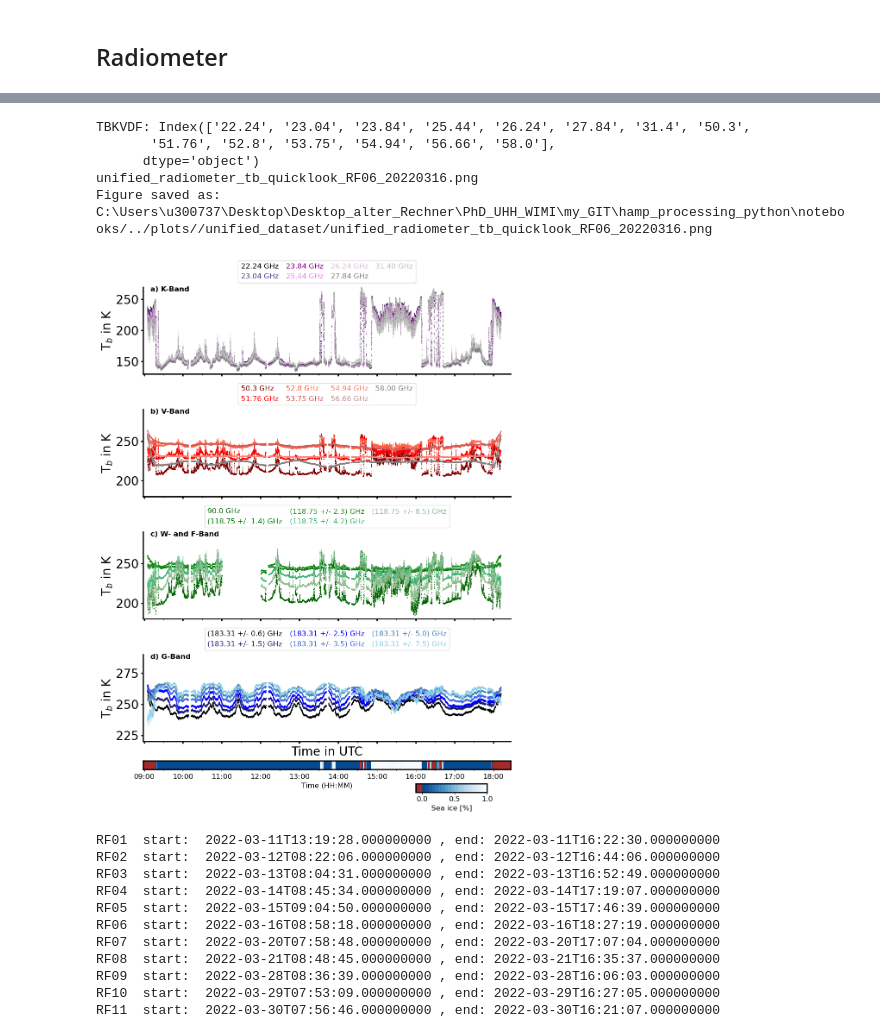
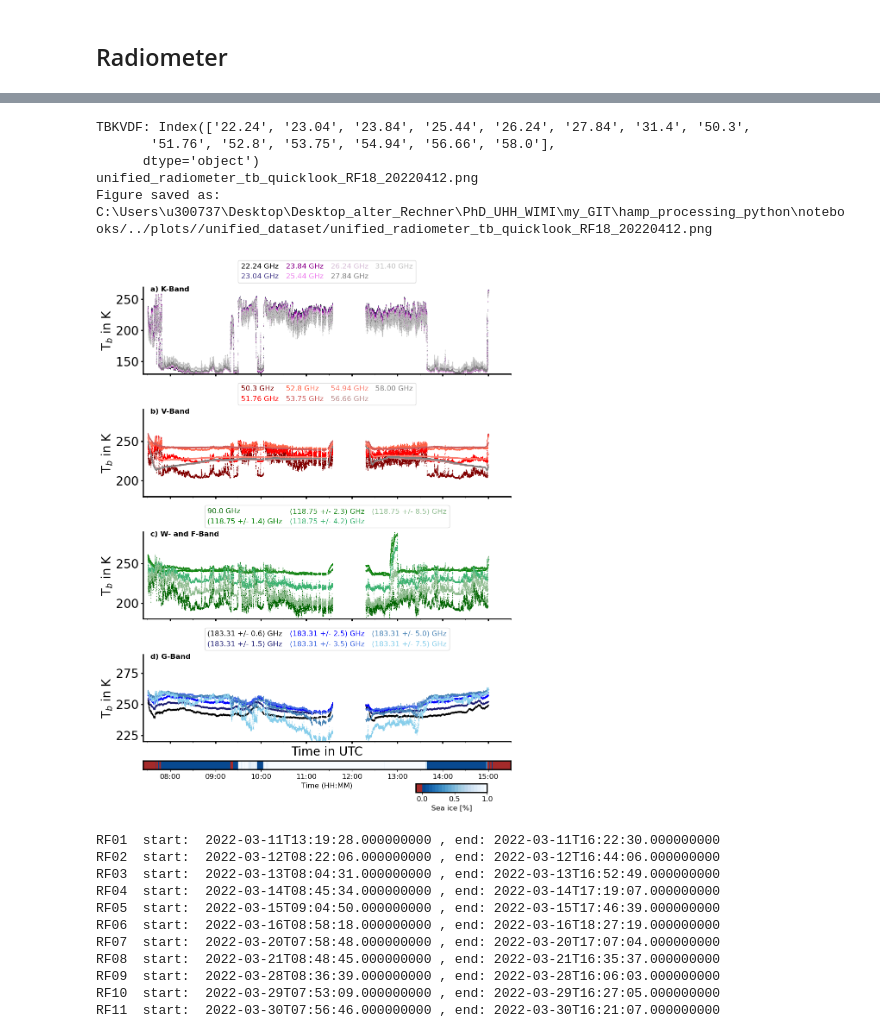
Before and after one commit to hdorff94/hamp_processing_python, a Jupyter notebook: notebooks/Pangaea_quicklooks.ipynb, the cells around one changed output, grey strips where cells are left out. Drawn from its saved outputs; the diff is of its cells as text; code cells hidden in the pictures.

```diff
--- a/notebooks/Pangaea_quicklooks.ipynb
+++ b/notebooks/Pangaea_quicklooks.ipynb
@@ -55,7 +55,7 @@ C:\Users\u300737\Desktop\Desktop_alter_Rechner\PhD_UHH_WIMI\my_GIT\hamp_processi
  'data_path': 'C:\\Users\\u300737\\Desktop\\Desktop_alter_Rechner\\PhD_UHH_WIMI\\my_GIT\\hamp_processing_python/../../Work/GIT_Repository/hamp_processing_py/hamp_processing_python//Flight_Data/',
  'device_data_path': 'C:\\Users\\u300737\\Desktop\\Desktop_alter_Rechner\\PhD_UHH_WIMI\\my_GIT\\hamp_processing_python/../../Work/GIT_Repository/hamp_processing_py/hamp_processing_python//Flight_Data/ ...
 # %%
-flight="RF06"
+flight="RF18"
 Flight_Dates={"RF00":"20220225",
                         "RF01":"20220311", # this is the transfer flight
                               "RF02":"20220312",
@@ -140,9 +158,13 @@ Figure saved as: C:\Users\u300737\Desktop\Desktop_alter_Rechner\PhD_UHH_WIMI\my_
 # %% [markdown]
 ## Radiometer
 # %%
-HAMP_cls.open_processed_hamp_data(open_calibrated=True)
-hamp_ds=HAMP_cls.calib_processed_hamp_ds
-#hamp_ds
+open_calibrated=True
+HAMP_cls.open_processed_hamp_data(open_calibrated=open_calibrated)
+if open_calibrated:
+    hamp_ds=HAMP_cls.calib_processed_hamp_ds
+else:
+    hamp_ds=HAMP_cls.processed_hamp_ds
+hamp_ds
 # %% [output]
 C:\Users\u300737\Desktop\Desktop_alter_Rechner\PhD_UHH_WIMI\my_GIT\hamp_processing_python/../../Work/GIT_Repository/hamp_processing_py/hamp_processing_python//Flight_Data/HALO_AC3/all_nc/HALO_HALO_AC3 ...
 C:\Users\u300737\Desktop\Desktop_alter_Rechner\PhD_UHH_WIMI\my_GIT\hamp_processing_python/../../Work/GIT_Repository/hamp_processing_py/hamp_processing_python//Flight_Data/HALO_AC3/all_nc\HALO_HALO_AC3 ...
@@ -149,14 +188,14 @@ C:\Users\u300737\Desktop\Desktop_alter_Rechner\PhD_UHH_WIMI\my_GIT\hamp_processi
 # %%
 Radiometer_Quicklook.radiometer_tb_dict=hamp_ds
 # %%
-Radiometer_Quicklook.unified_radiometer_plot(flight,plot_path,calibrated=True)
+Radiometer_Quicklook.unified_radiometer_plot(flight,plot_path,calibrated=open_calibrated)
 # %% [output]
 TBKVDF: Index(['22.24', '23.04', '23.84', '25.44', '26.24', '27.84', '31.4', '50.3',
        '51.76', '52.8', '53.75', '54.94', '56.66', '58.0'],
       dtype='object')
-unified_radiometer_tb_quicklook_RF06_20220316.png
-Figure saved as: C:\Users\u300737\Desktop\Desktop_alter_Rechner\PhD_UHH_WIMI\my_GIT\hamp_processing_python\notebooks/../plots//unified_dataset/unified_radiometer_tb_quicklook_RF06_20220316.png
+unified_radiometer_tb_quicklook_RF18_20220412.png
+Figure saved as: C:\Users\u300737\Desktop\Desktop_alter_Rechner\PhD_UHH_WIMI\my_GIT\hamp_processing_python\notebooks/../plots//unified_dataset/unified_radiometer_tb_quicklook_RF18_20220412.png
-[figure, old version]
+[figure, new version]
 # %%
 # HALO-AC3 Flight dates
 flight_year="2022"
```
Also changed, not shown: parts of 6 cells of this notebook, 4 other files.
